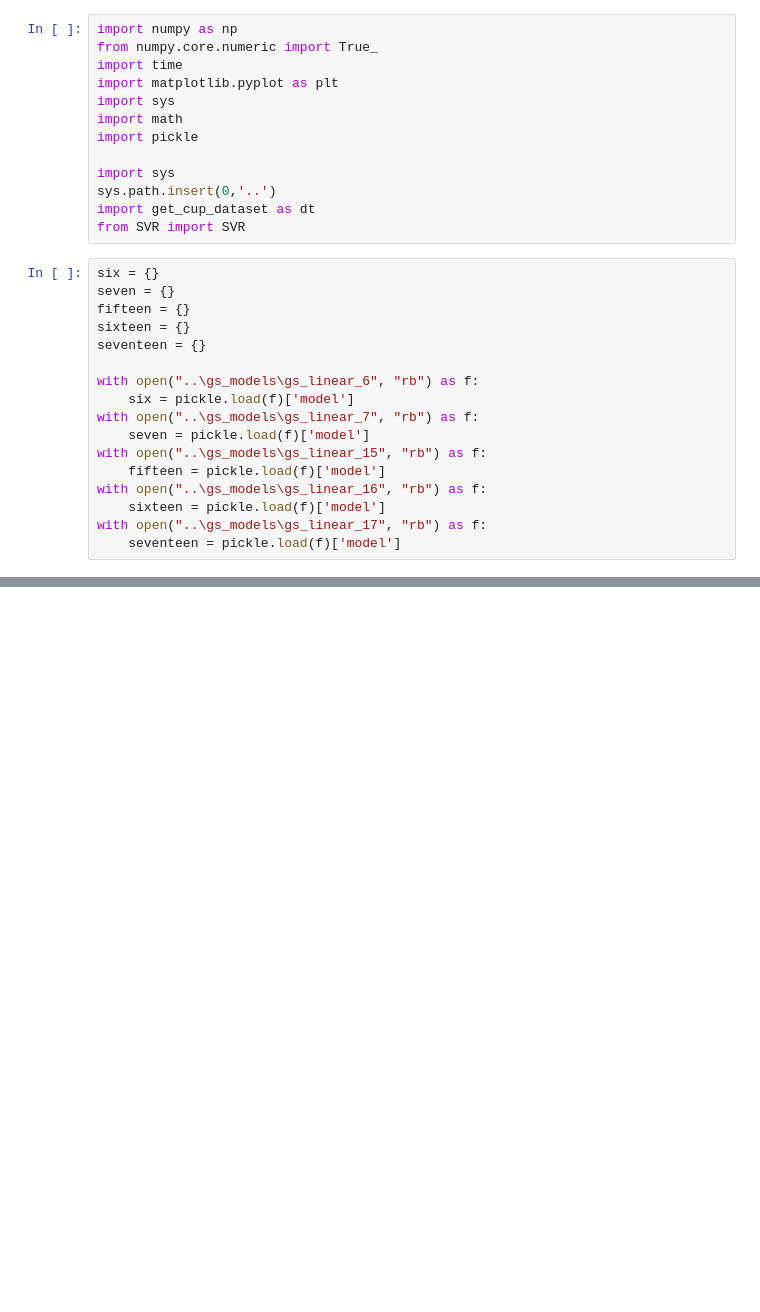
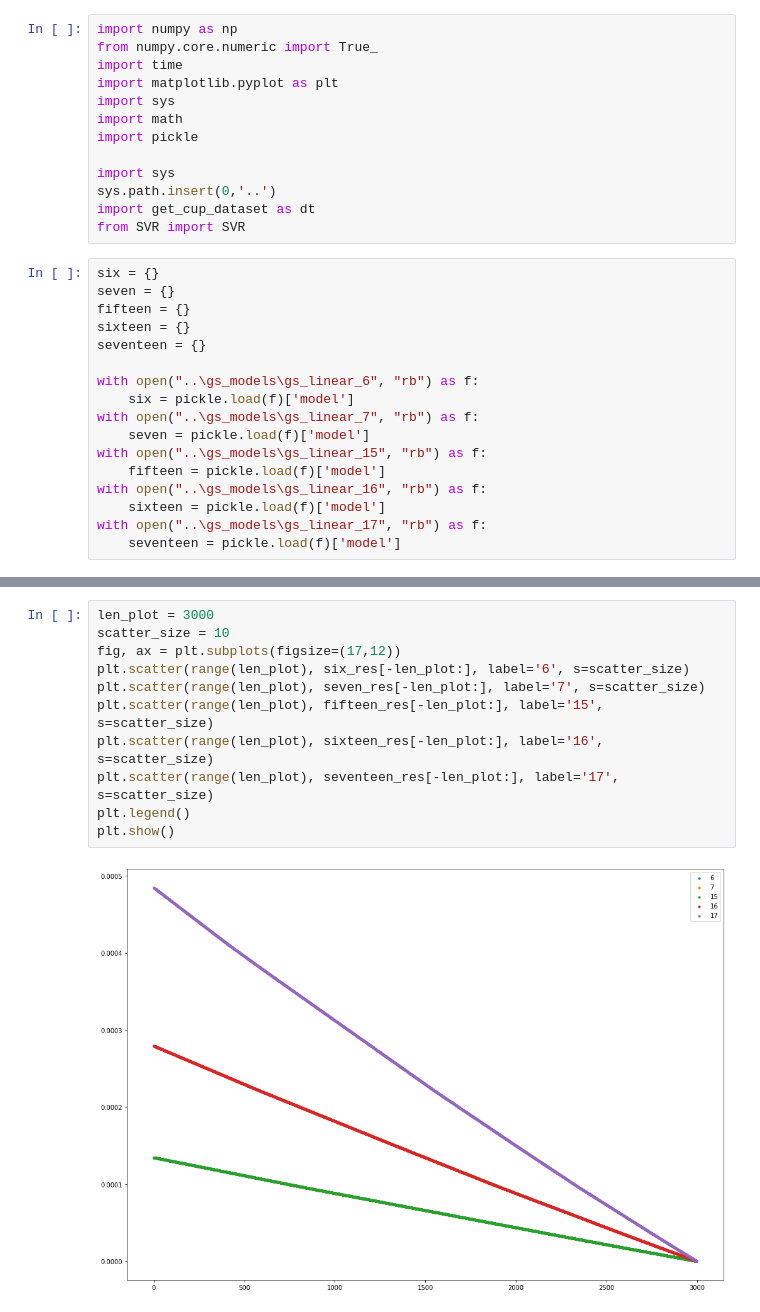
Before and after one commit to EliaPiccoli/ML-CM-Project, a Jupyter notebook: cm_scripts/jan_2022_trial/gs_top5_res_err.ipynb, the cells around one changed output, grey strips where cells are left out. Cells and saved outputs as stored; diff of their text form; blank space fills up the shorter version.

```diff
--- a/cm_scripts/jan_2022_trial/gs_top5_res_err.ipynb
+++ b/cm_scripts/jan_2022_trial/gs_top5_res_err.ipynb
@@ -71,0 +87,13 @@ plt.show()
+# %%
+len_plot = 3000
+scatter_size = 10
+fig, ax = plt.subplots(figsize=(17,12))
+plt.scatter(range(len_plot), six_res[-len_plot:], label='6', s=scatter_size)
+plt.scatter(range(len_plot), seven_res[-len_plot:], label='7', s=scatter_size)
+plt.scatter(range(len_plot), fifteen_res[-len_plot:], label='15', s=scatter_size)
+plt.scatter(range(len_plot), sixteen_res[-len_plot:], label='16', s=scatter_size)
+plt.scatter(range(len_plot), seventeen_res[-len_plot:], label='17', s=scatter_size)
+plt.legend()
+plt.show()
+# %% [output]
+[figure, added]
```
Also changed, not shown: parts of 4 cells of this notebook.
